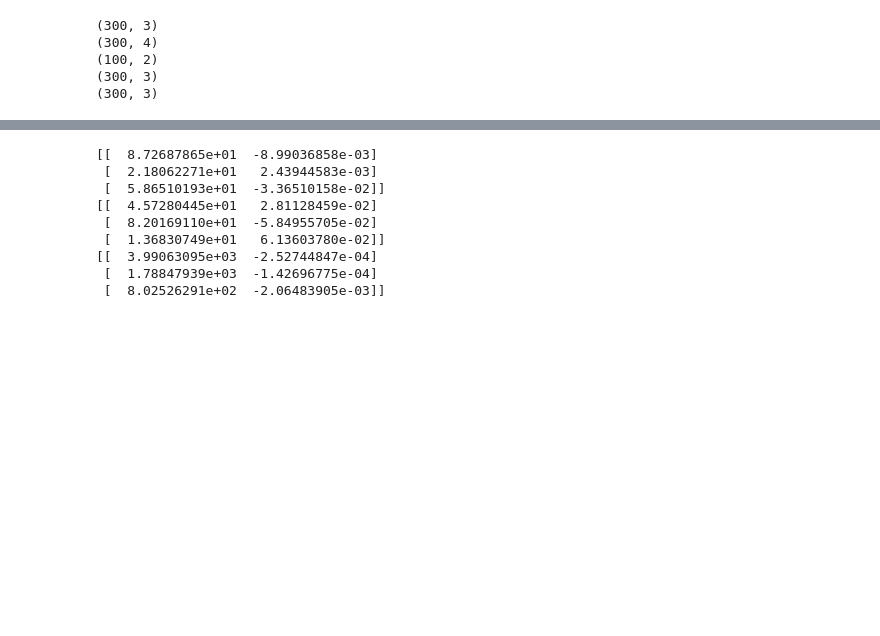
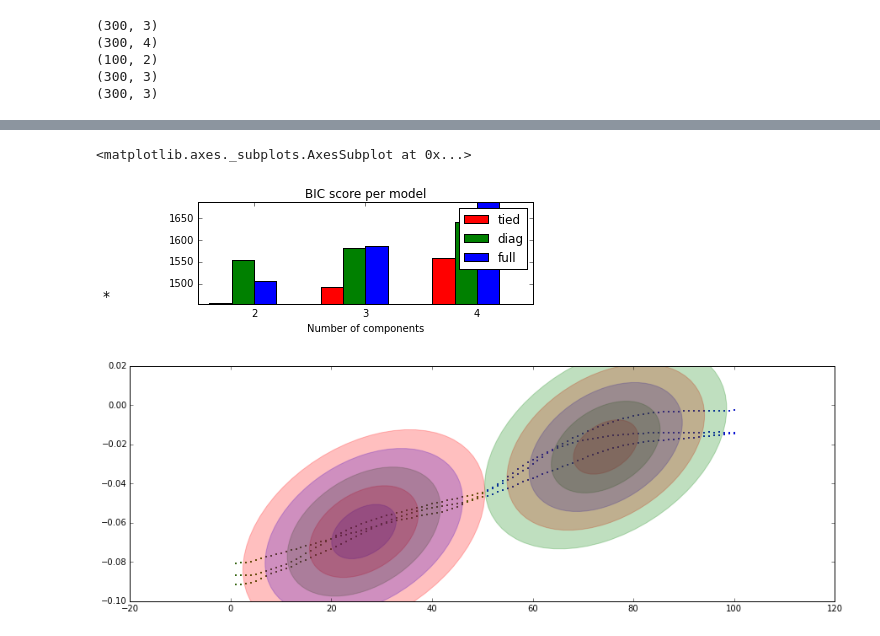
Before and after one commit to show0k/gmm-lbd, a Jupyter notebook: notebooks/calinon_tests.ipynb, the cells around one changed output, grey strips where cells are left out. Cells and saved outputs as stored; diff of their text form; code cells hidden in the pictures; blank space fills up the shorter version.

```diff
--- a/notebooks/calinon_tests.ipynb
+++ b/notebooks/calinon_tests.ipynb
@@ -57,14 +57,9 @@ manager.plot_ellipses(means=mean, covars=cov,xlim=(-20,120), ylim=(-0.15,0.15))
-# %%
-print means1
-print means2
-print mean
-# %% [output]
-[[  8.72687865e+01  -8.99036858e-03]
- [  2.18062271e+01   2.43944583e-03]
- [  5.86510193e+01  -3.36510158e-02]]
-[[  4.57280445e+01   2.81128459e-02]
- [  8.20169110e+01  -5.84955705e-02]
- [  1.36830749e+01   6.13603780e-02]]
-[[  3.99063095e+03  -2.52744847e-04]
- [  1.78847939e+03  -1.42696775e-04]
- [  8.02526291e+02  -2.06483905e-03]]
+# %%
+manager.add_dataset(data3_a[:,[0,1]],name='data3a')
+manager.add_dataset(data3_b[:,[0,1]],name='data3b')
+manager.plot_bics('data3a')
+manager.plot_ellipses_and_samples('data3a')
+# %% [output]
+<matplotlib.axes._subplots.AxesSubplot at 0x...>
+[figure, added]
+[figure, added]
```
Also changed, not shown: parts of 6 cells of this notebook, 2 other files.
